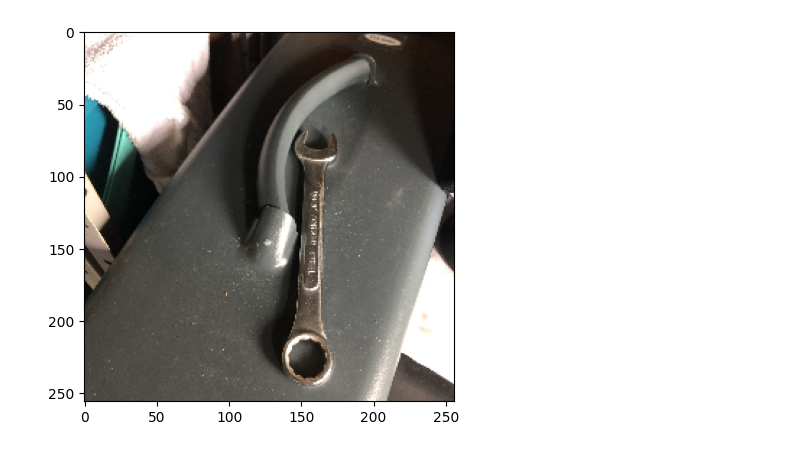
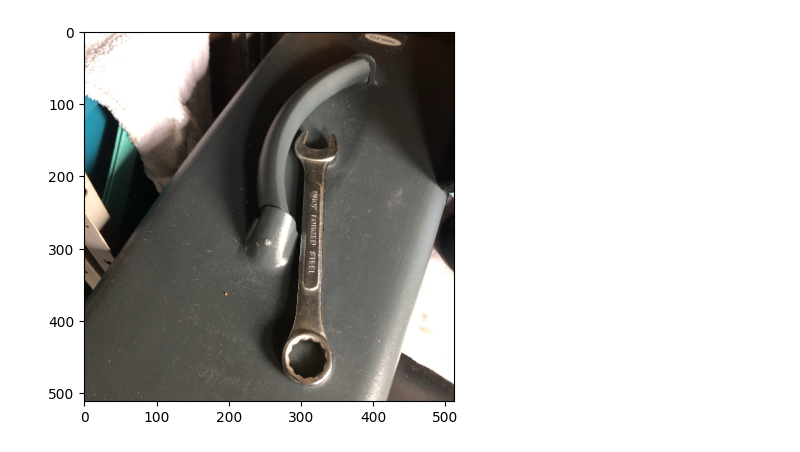
Before and after one commit to LennertM-2054620/MachineLearning, a Jupyter notebook: Project/Check_learning.ipynb, the cells around one changed output. Saved outputs shown, nothing was run; the diff lists cells and outputs as text; code cells hidden in the pictures.

```diff
--- a/Project/Check_learning.ipynb
+++ b/Project/Check_learning.ipynb
@@ -63,15 +57,15 @@ Model: "sequential_11"
  Non-trainable params: 0 (0.00 B)
 # %%
 # Loading the image.
-# image = cv2.imread("Data/Synthetic/CombWrench/1_img.jpg")
+# image = cv2.imread("Data/Synthetic/CombWrench/3_img.jpg")
 image = cv2.imread("Data/Real/CombWrench/IMG_0599.JPEG")
 image = cv2.cvtColor(image, cv2.COLOR_BGR2RGB)
-resize = cv2.resize(image, (256,256))
+resize = cv2.resize(image, (512,512))
 
 plt.imshow(resize)
 plt.show()
 # %% [output]
-[figure, old version]
+[figure, new version]
 # %%
 yhat = intermediate_model.predict(np.expand_dims(resize, 0))
 # %% [output]
```
Also changed, not shown: parts of 6 cells of this notebook, 1 other file.
